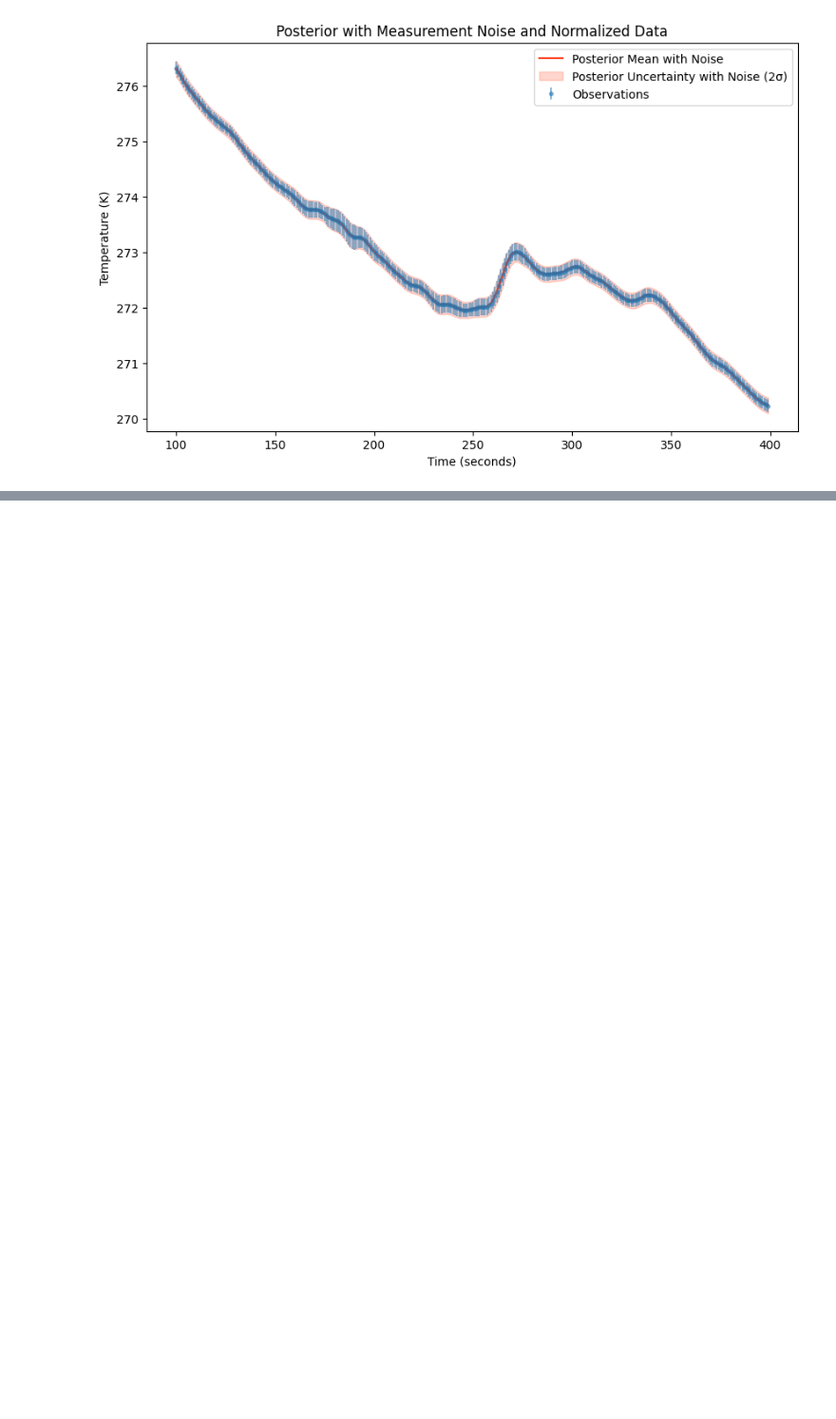
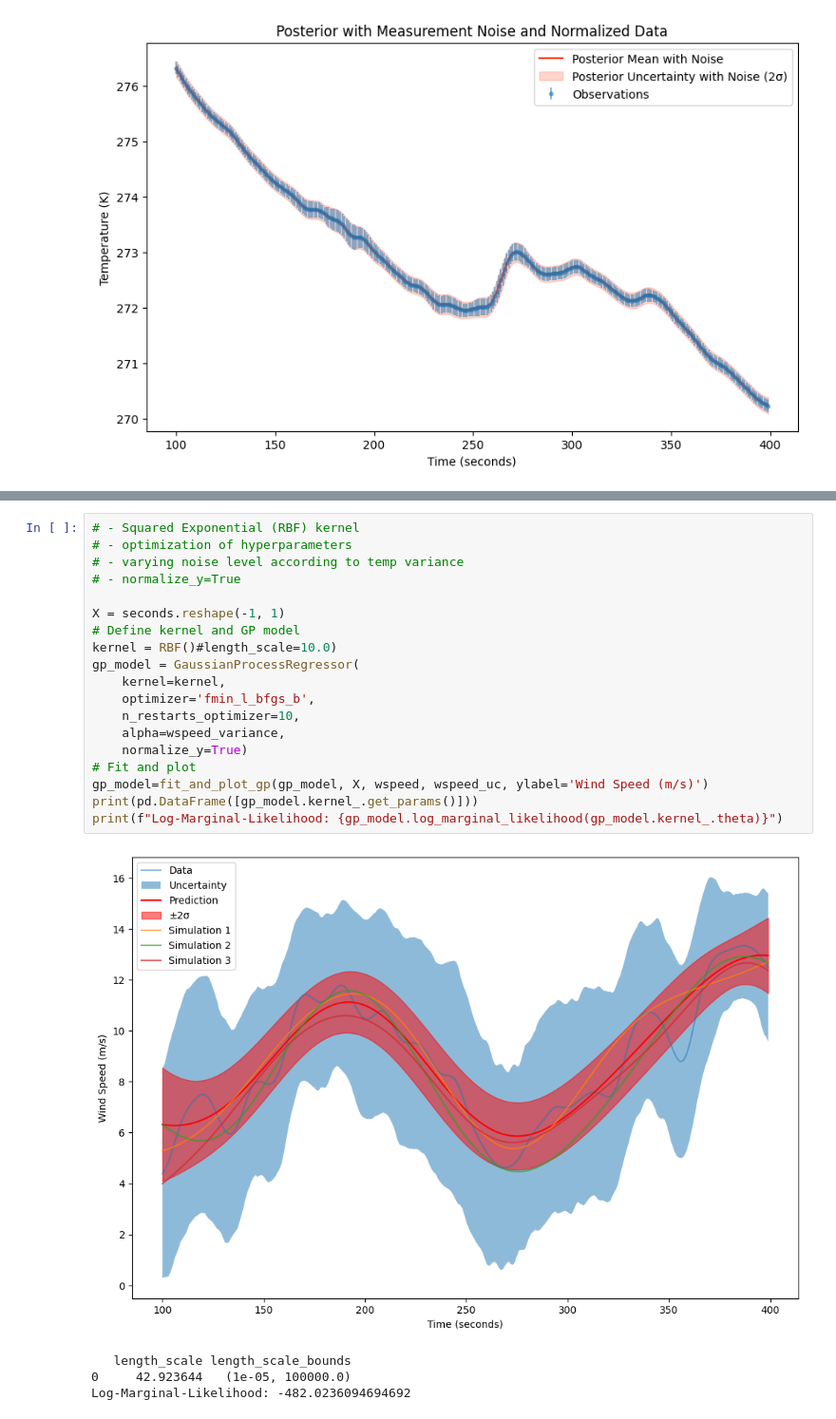
Before and after one commit to TommasoLocatelli/GRUAN_EDA, a Jupyter notebook: code_examples/gp_from_scratch.ipynb, the cells around one changed output, grey strips where cells are left out. Shown at 95% size. Cells and saved outputs as stored; diff of their text form; blank space fills up the shorter version.

```diff
--- a/code_examples/gp_from_scratch.ipynb
+++ b/code_examples/gp_from_scratch.ipynb
@@ -271,0 +438,24 @@ plt.show()
+# %%
+# - Squared Exponential (RBF) kernel
+# - optimization of hyperparameters
+# - varying noise level according to temp variance
+# - normalize_y=True
+
+X = seconds.reshape(-1, 1)
+# Define kernel and GP model
+kernel = RBF()#length_scale=10.0)
+gp_model = GaussianProcessRegressor(
+    kernel=kernel,
+    optimizer='fmin_l_bfgs_b',
+    n_restarts_optimizer=10,
+    alpha=wspeed_variance,
+    normalize_y=True)
+# Fit and plot
+gp_model=fit_and_plot_gp(gp_model, X, wspeed, wspeed_uc, ylabel='Wind Speed (m/s)')
+print(pd.DataFrame([gp_model.kernel_.get_params()]))
+print(f"Log-Marginal-Likelihood: {gp_model.log_marginal_likelihood(gp_model.kernel_.theta)}")
+# %% [output]
+[figure, added]
+   length_scale length_scale_bounds
+0     42.923644   (1e-05, 100000.0)
+Log-Marginal-Likelihood: -482.0236094694692
```
Also changed, not shown: parts of 18 cells of this notebook, 1 other file.
